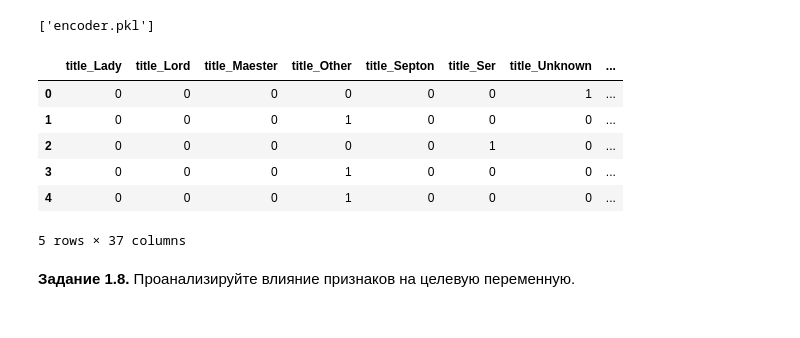
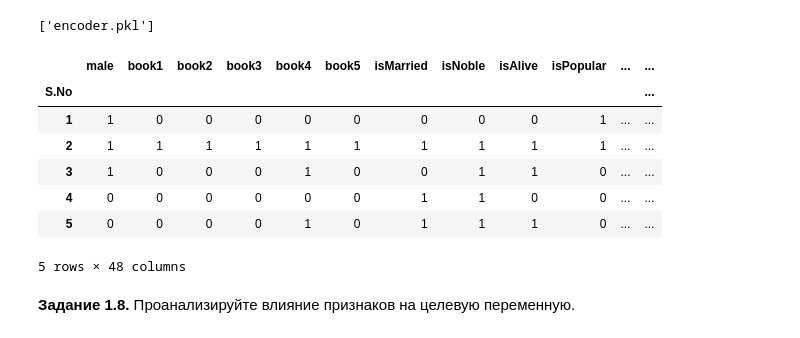
Before and after one commit to taravskayavm/DLS_I, a Jupyter notebook: week_01_ml_intro/Homework/hw_1_game_of_thrones.ipynb, the cells around one changed output. Saved outputs shown, nothing was run; the diff lists cells and outputs as text; code cells hidden in the pictures.

```diff
--- a/week_01_ml_intro/Homework/hw_1_game_of_thrones.ipynb
+++ b/week_01_ml_intro/Homework/hw_1_game_of_thrones.ipynb
@@ -183,4 +183,4 @@ data['isPopular'] = data['popularity'].apply(lambda x: 1 if x > 0.5 else 0)
 data.drop(columns=['popularity'], inplace=True)
 # %%
 data['boolDeadRelations'] = data['numDeadRelations'].apply(lambda x: 1 if x > 0 else 0)
-data.drop(columns=['boolDeadRelations'], inplace=True)
+data.drop(columns=['numDeadRelations'], inplace=True)
@@ -366,30 +387,41 @@ plt.show()
 from sklearn.preprocessing import OneHotEncoder
 import joblib
 # %%
+# Разделение категориальных переменных и других
 categorical_columns = ['title', 'culture', 'house']
 
+# Инициализация OneHotEncoder (drop='first' для избежания мультиколлинеарности)
 encoder = OneHotEncoder(drop='first', sparse_output=False)
+
+# Преобразование категориальных переменных
 encoded_categorical = encoder.fit_transform(data[categorical_columns])
 
-encoded_df = pd.DataFrame(encoded_categorical, columns=encoder.get_feature_names_out(categorical_columns)) # Создаём новый DataFrame с закодированными признаками
+# Создаём DataFrame с закодированными признаками
+encoded_df = pd.DataFrame(encoded_categorical, columns=encoder.get_feature_names_out(categorical_columns))
 
-data_encoded = pd.concat([data, encoded_df], axis=1) # Добавляем закодированные признаки к исходному DataFrame
+# Устанавливаем индексы у закодированного DataFrame
+encoded_df.index = data.index
 
-data_encoded.drop(categorical_columns, axis=1, inplace=True) # Удаляем оригинальные категориальные признаки
-data_encoded = encoded_df.astype(int)
+# Объединяем оригинальные данные и закодированные переменные
+data_encoded = pd.concat([data.drop(categorical_columns, axis=1), encoded_df], axis=1)
 
-joblib.dump(encoder, 'encoder.pkl')  # Сохраняем энкодер в файл
+# Приводим все данные в датафрейме к типу int
+data_encoded = data_encoded.astype(int)
+
+# Сохраняем обученный OneHotEncoder
+joblib.dump(encoder, 'encoder.pkl')
 # %% [output]
 ['encoder.pkl']
 # %%
-data_encoded.head(5)
+data_encoded.head()
 # %% [output]
-|  | title_Lady | title_Lord | title_Maester | title_Other | title_Septon | title_Ser | title_Unknown | ... |
-| 0 | 0 | 0 | 0 | 0 | 0 | 0 | 1 | ... |
-| 1 | 0 | 0 | 0 | 1 | 0 | 0 | 0 | ... |
-| 2 | 0 | 0 | 0 | 0 | 0 | 1 | 0 | ... |
-| 3 | 0 | 0 | 0 | 1 | 0 | 0 | 0 | ... |
-| 4 | 0 | 0 | 0 | 1 | 0 | 0 | 0 | ... |
+|  | male | book1 | book2 | book3 | book4 | book5 | isMarried | isNoble | isAlive | isPopular | ... | ... |
+| S.No |  |  |  |  |  |  |  |  |  |  |  | ... |
+| 1 | 1 | 0 | 0 | 0 | 0 | 0 | 0 | 0 | 0 | 1 | ... | ... |
+| 2 | 1 | 1 | 1 | 1 | 1 | 1 | 1 | 1 | 1 | 1 | ... | ... |
+| 3 | 1 | 0 | 0 | 0 | 1 | 0 | 0 | 1 | 1 | 0 | ... | ... |
+| 4 | 0 | 0 | 0 | 0 | 0 | 0 | 1 | 1 | 0 | 0 | ... | ... |
+| 5 | 0 | 0 | 0 | 0 | 1 | 0 | 1 | 1 | 1 | 0 | ... | ... |
-5 rows × 37 columns
+5 rows × 48 columns
 # %% [markdown]
 **Задание 1.8.** Проанализируйте влияние признаков на целевую переменную.
```
Also changed, not shown: parts of 24 cells of this notebook.
